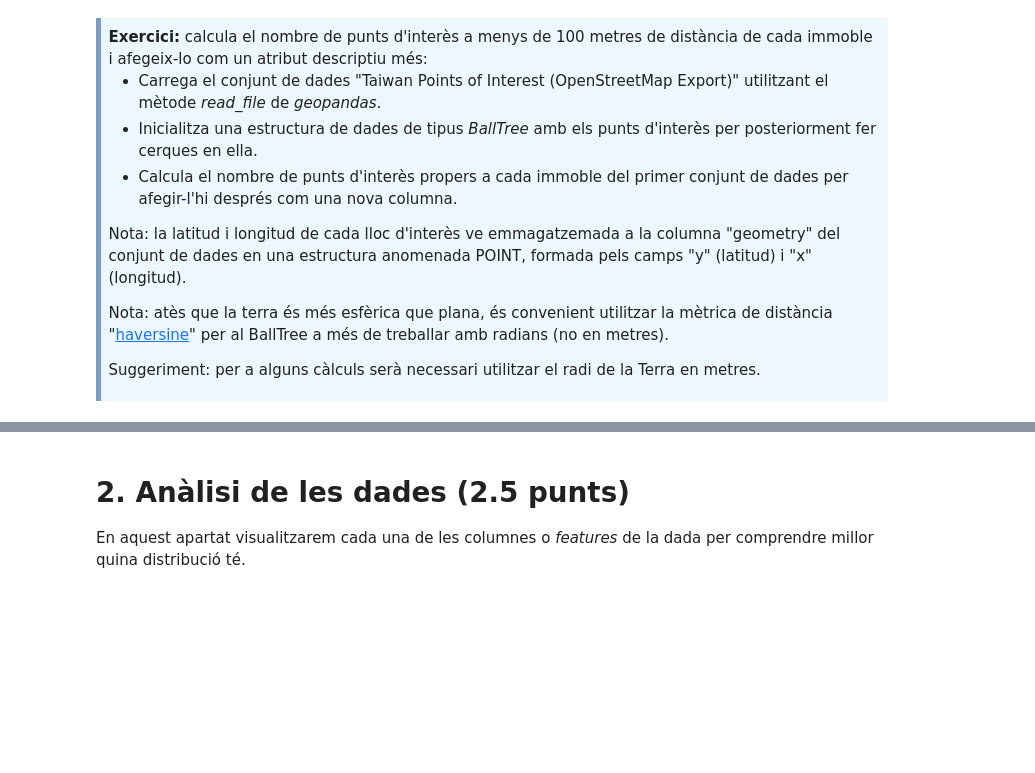
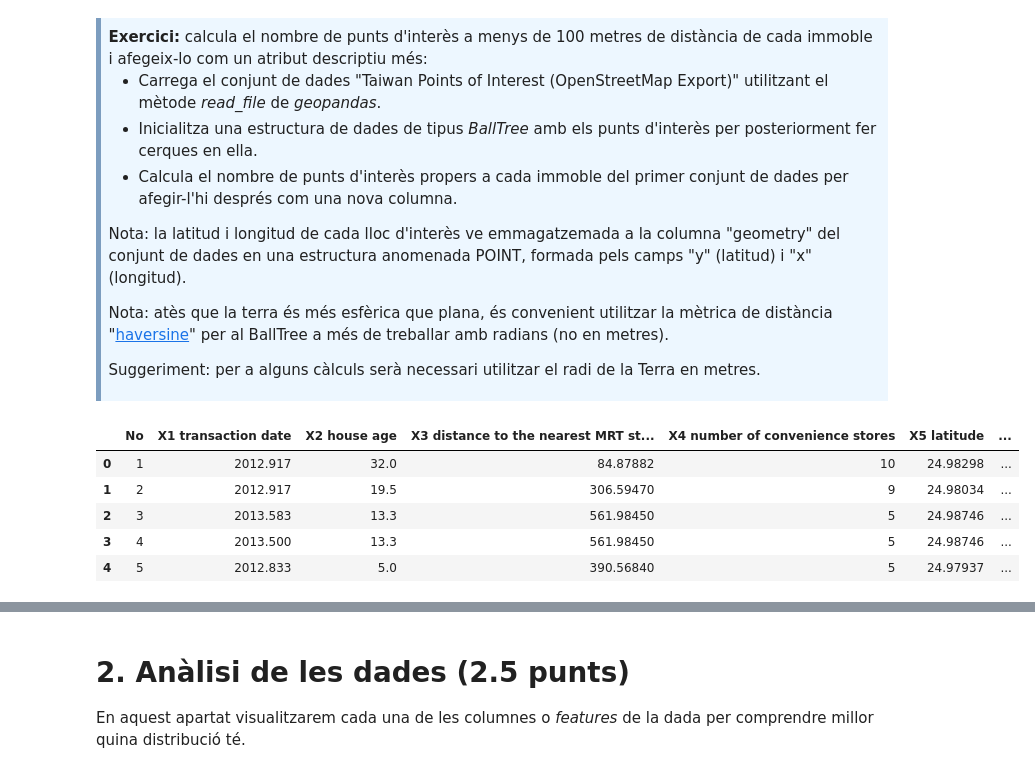
Before and after one commit to marc7666/PAC1-Aprenentatge-automatic, a Jupyter notebook: M2.991_20242_PAC1-Enunciat.ipynb, the cells around one changed output, grey strips where cells are left out. Saved outputs shown, nothing was run; the diff lists cells and outputs as text; code cells hidden in the pictures; blank space fills up the shorter version.

```diff
--- a/M2.991_20242_PAC1-Enunciat.ipynb
+++ b/M2.991_20242_PAC1-Enunciat.ipynb
@@ -256,0 +261,26 @@ Suggeriment: per a alguns càlculs serà necessari utilitzar el radi de la Terra
+# %%
+# Extracció de les coordenades geogràfiques les estructures POINT
+geographic_coordinates_hot_places = np.array([[coordinate.x, coordinate.y] for coordinate in hotosm_dataset.geometry])
+geographic_coordinates_hot_places_radians = np.radians(geographic_coordinates_hot_places) # Converssió a radiants
+# %%
+ball_tree = BallTree(geographic_coordinates_hot_places_radians, metric="haversine") # Inicialització EEDD BallTree
+# %%
+# Coordenades de les cases del primer dataset
+coordinates_houses = np.array([[real_estate_valuation_as_pandas["X6 longitude"][i],
+                               real_estate_valuation_as_pandas["X5 latitude"][i]]
+                              for i in range(real_estate_valuation_as_pandas.shape[0])])
+coordinates_houses_radians = np.radians(coordinates_houses) # conversió a radiants
+# %%
+radius = 100 / 6378000 # distància, en metres, a la que volem buscar / radi de la Terra en metres
+number_of_close_places = ball_tree.query_radius(coordinates_houses_radians, r=radius, count_only=True)
+# %%
+# Afegir el nombre de punts d'interès com una nova columna
+real_estate_valuation_as_pandas["Number of closest points of interest"] = number_of_close_places
+real_estate_valuation_as_pandas.head()
+# %% [output]
+|  | No | X1 transaction date | X2 house age | X3 distance to the nearest MRT st... | X4 number of convenience stores | X5 latitude | ... |
+| 0 | 1 | 2012.917 | 32.0 | 84.87882 | 10 | 24.98298 | ... |
+| 1 | 2 | 2012.917 | 19.5 | 306.59470 | 9 | 24.98034 | ... |
+| 2 | 3 | 2013.583 | 13.3 | 561.98450 | 5 | 24.98746 | ... |
+| 3 | 4 | 2013.500 | 13.3 | 561.98450 | 5 | 24.98746 | ... |
+| 4 | 5 | 2012.833 | 5.0 | 390.56840 | 5 | 24.97937 | ... |
```
Also changed, not shown: parts of 3 cells of this notebook, 1 other file.
